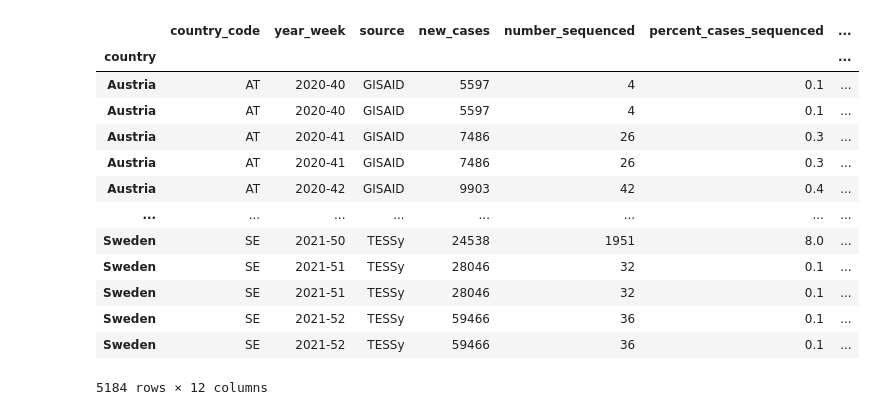
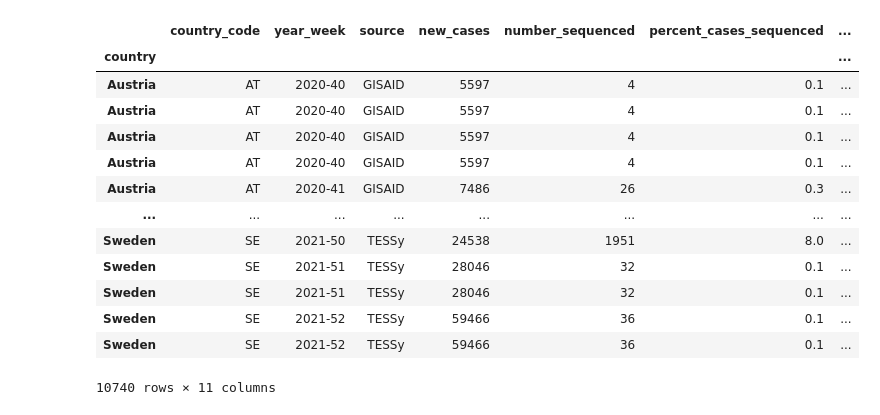
Before and after one commit to bryn-m/Covid_Evolution, a Jupyter notebook: load_data.ipynb, the cells around one changed output. Saved outputs shown, nothing was run; the diff lists cells and outputs as text; code cells hidden in the pictures.

```diff
--- a/load_data.ipynb
+++ b/load_data.ipynb
@@ -5,24 +6,25 @@ import numpy as np
 variants = pd.read_csv("variant_cases.csv", sep=",", index_col=0)
 vaccinations = pd.read_csv("vaccinations.csv", sep=',', index_col=0)
 # %%
-variants = variants.loc[(variants['variant'] == 'B.1.617.2') | (variants['variant'] == 'B.1.1.529')]
-variants['variant_name'] = np.where(variants['variant'] == 'B.1.1.529', 'omicron', 'delta')
+variants = variants.loc[(variants['variant'] == 'B.1.617.2') | (variants['variant'] == 'B.1.1.529') |\
+                       (variants['variant'] == 'B.1.1.7') | (variants['variant'] == 'B.1.351')]
+#variants['variant_name'] = np.where(variants['variant'] == 'B.1.1.529', 'omicron', 'delta')
 variants
 # %% [output]
 |  | country_code | year_week | source | new_cases | number_sequenced | percent_cases_sequenced | ... |
 | country |  |  |  |  |  |  | ... |
 | Austria | AT | 2020-40 | GISAID | 5597 | 4 | 0.1 | ... |
 | Austria | AT | 2020-40 | GISAID | 5597 | 4 | 0.1 | ... |
+| Austria | AT | 2020-40 | GISAID | 5597 | 4 | 0.1 | ... |
+| Austria | AT | 2020-40 | GISAID | 5597 | 4 | 0.1 | ... |
 | Austria | AT | 2020-41 | GISAID | 7486 | 26 | 0.3 | ... |
-| Austria | AT | 2020-41 | GISAID | 7486 | 26 | 0.3 | ... |
-| Austria | AT | 2020-42 | GISAID | 9903 | 42 | 0.4 | ... |
 | ... | ... | ... | ... | ... | ... | ... | ... |
 | Sweden | SE | 2021-50 | TESSy | 24538 | 1951 | 8.0 | ... |
 | Sweden | SE | 2021-51 | TESSy | 28046 | 32 | 0.1 | ... |
 | Sweden | SE | 2021-51 | TESSy | 28046 | 32 | 0.1 | ... |
 | Sweden | SE | 2021-52 | TESSy | 59466 | 36 | 0.1 | ... |
 | Sweden | SE | 2021-52 | TESSy | 59466 | 36 | 0.1 | ... |
-5184 rows × 12 columns
+10740 rows × 11 columns
 # %%
 def get_variants(row):
     percentage = row['percent_variant']/100
```
Also changed, not shown: parts of 7 cells of this notebook, 2 other files.
